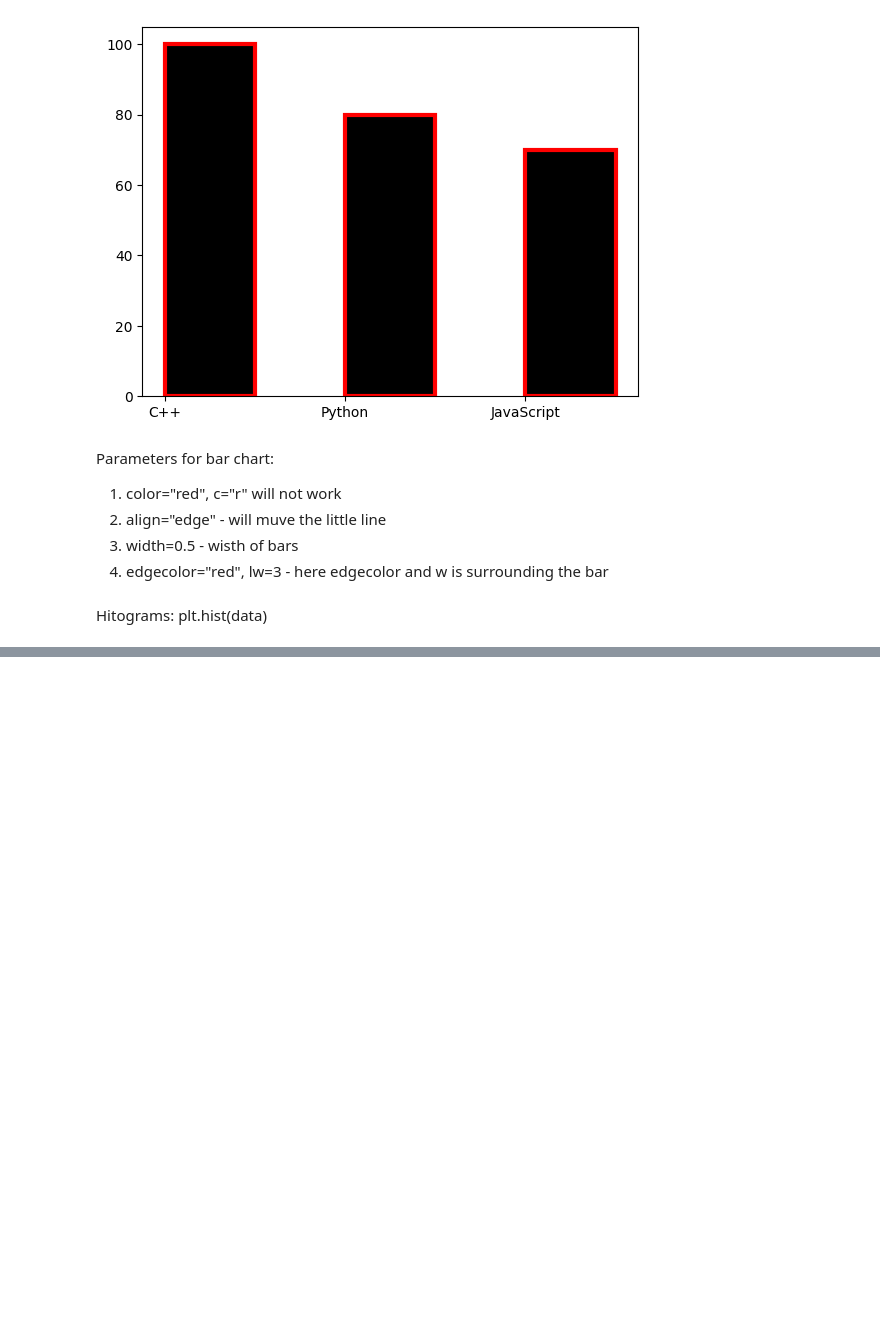
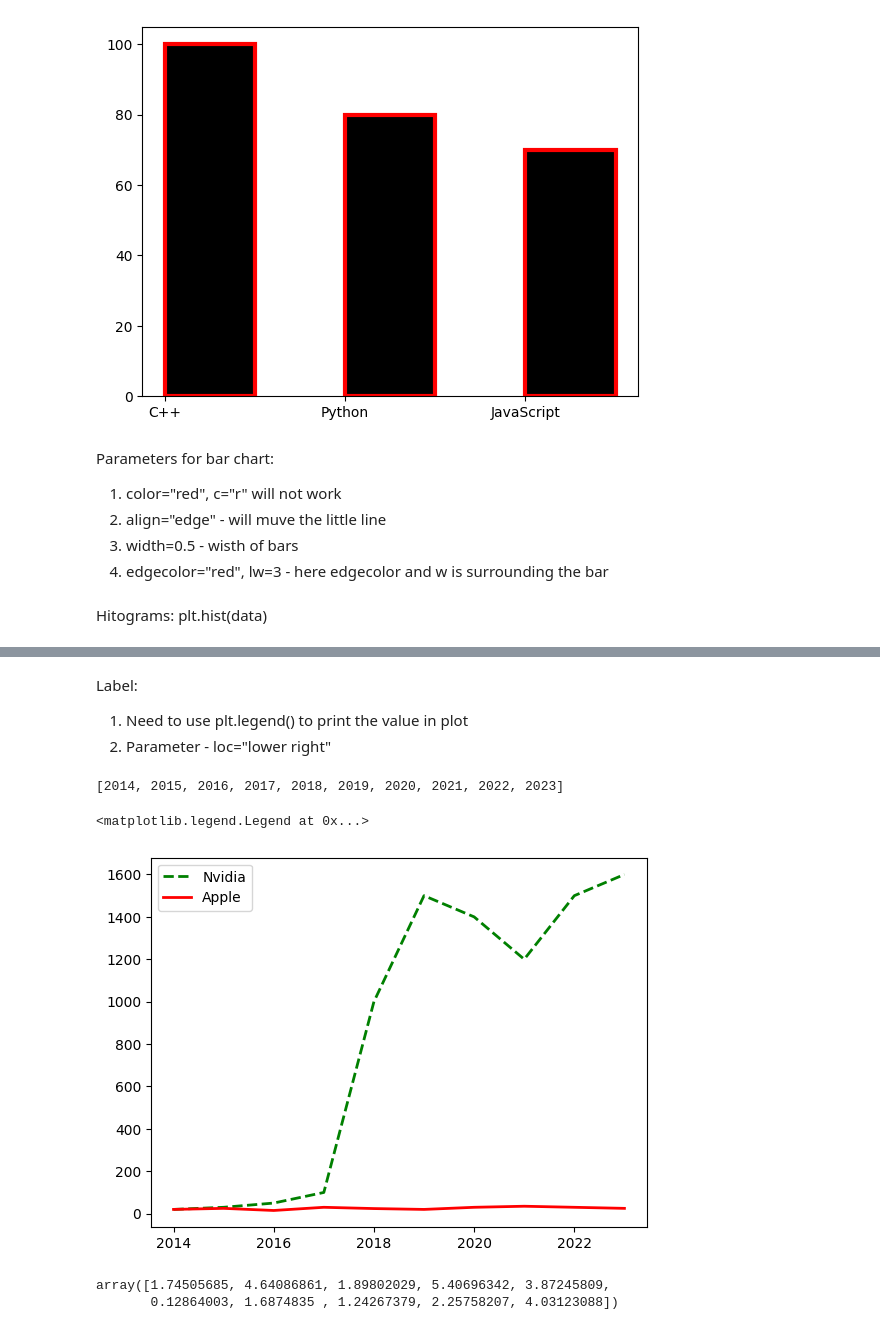
Before and after one commit to pauldebayan/ml_notebooks, a Jupyter notebook: Matplotlib.ipynb, the cells around one changed output, grey strips where cells are left out. Cells and saved outputs as stored; diff of their text form; code cells hidden in the pictures; blank space fills up the shorter version.

```diff
--- a/Matplotlib.ipynb
+++ b/Matplotlib.ipynb
@@ -93,0 +201,26 @@ plt.hist(ages)
+# %% [markdown]
+Label:
+  1. Need to use plt.legend() to print the value in plot
+  2. Parameter - loc="lower right"
+# %%
+stock_nvidia = [20, 30, 50, 100, 1000, 1500, 1400, 1200, 1500, 1600]
+stock_apple = [20, 25, 15, 30, 24, 20, 30, 35, 30, 25]
+
+years = [2014+x for x in range(0, 10)]
+
+print(years)
+
+plt.plot(years, stock_nvidia, 'g--', label="Nvidia", lw=2)
+plt.plot(years, stock_apple,  c='r', label="Apple", lw=2)
+
+plt.legend(loc="upper left")
+# %% [output]
+[2014, 2015, 2016, 2017, 2018, 2019, 2020, 2021, 2022, 2023]
+<matplotlib.legend.Legend at 0x...>
+[figure, added]
+# %%
+x_values = np.random.uniform(low=0, high=2*3.14, size=10)
+x_values
+# %% [output]
+array([1.74505685, 4.64086861, 1.89802029, 5.40696342, 3.87245809,
+       0.12864003, 1.6874835 , 1.24267379, 2.25758207, 4.03123088])
```
Also changed, not shown: parts of 7 cells of this notebook.
